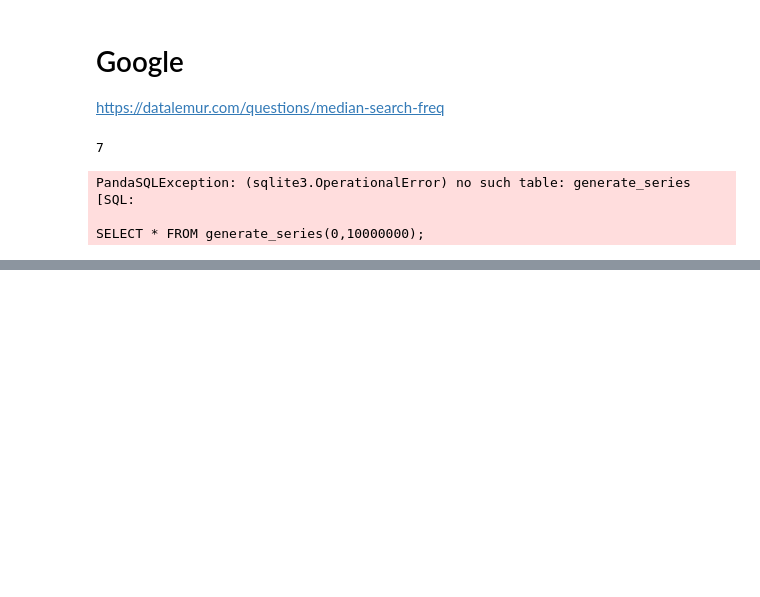
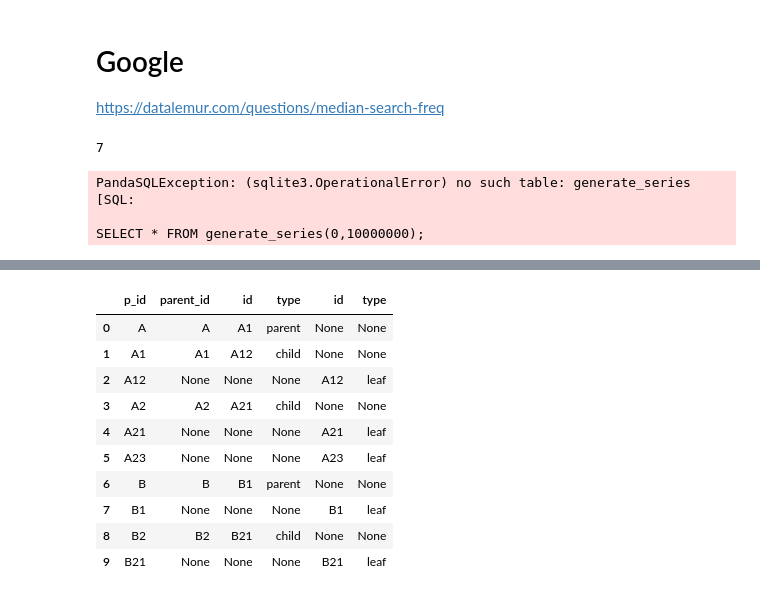
Before and after one commit to abhishekzgithub/ds-algo, a Jupyter notebook: sql/postgres_practice.ipynb, the cells around one changed output, grey strips where cells are left out. Cells and saved outputs as stored; diff of their text form; code cells hidden in the pictures; blank space fills up the shorter version.

```diff
--- a/sql/postgres_practice.ipynb
+++ b/sql/postgres_practice.ipynb
@@ -13,12 +13,11 @@ class PostgresOps:
         self.engine = create_engine('postgresql://postgres:123@localhost:5432/postgres')
         self.filepath=rf"C:\Users\abhishek\Desktop\fb_messages.xls"
         self.csv_path=r"C:\Users\abhishek\Documents\coding\ds-algo\sql\test.csv"
-    def read_from_db(self,table,engine=None):
-        engine=engine or self.engine
-        return pd.read_sql_table(table,engine)
+    def read_from_db(self,table):
+        return pd.read_sql_table(table,self.engine)
 
-    def write_to_db(self,df,tablename,engine=None):
-        engine=engine or self.engine
+    def write_to_db(self,df,tablename):
+        engine=self.engine
         return df.to_sql(tablename, engine,index=False,if_exists='replace')
 
     def read_from_excel(self,sheetname,filepath=None):
@@ -1245,3 +1244,6 @@ PandaSQLException: (sqlite3.OperationalError) no such table: generate_series
 [SQL:
 
 SELECT * FROM generate_series(0,10000000);
+# %%
+tree =p.read_from_csv()
+tree
@@ -1247,0 +1263,57 @@ SELECT * FROM generate_series(0,10000000);
+# %%
+
+query="""
+
+with leaf as (
+select id,
+case
+--when parent_id not in (select distinct id from tree) then 'parent'
+--when parent_id in (select distinct id from tree) then 'child'
+when id not in (select distinct parent_id from tree) then 'leaf'
+else null
+end as type
+from tree t1
+where 1=1
+and type!='None'
+),
+subtree as (
+select parent_id,id,
+case
+when parent_id not in (select distinct id from tree) then 'parent'
+when parent_id in (select distinct id from tree) then 'child'
+--when id not in (select distinct parent_id from tree) then 'leaf'
+else null
+end as type
+from tree t1
+where 1=1
+)
+,
+tree_node as (
+select distinct parent_id as p_id  from tree
+union
+select distinct id as p_id from tree
+order by p_id
+)
+
+select *
+from tree_node tn left join subtree s on
+tn.p_id=s.parent_id
+left join leaf l on
+tn.p_id=l.id
+
+group by p_id
+"""
+
+sqldf(query)
+# %% [output]
+|  | p_id | parent_id | id | type | id | type |
+| 0 | A | A | A1 | parent | None | None |
+| 1 | A1 | A1 | A12 | child | None | None |
+| 2 | A12 | None | None | None | A12 | leaf |
+| 3 | A2 | A2 | A21 | child | None | None |
+| 4 | A21 | None | None | None | A21 | leaf |
+| 5 | A23 | None | None | None | A23 | leaf |
+| 6 | B | B | B1 | parent | None | None |
+| 7 | B1 | None | None | None | B1 | leaf |
+| 8 | B2 | B2 | B21 | child | None | None |
+| 9 | B21 | None | None | None | B21 | leaf |
```
Also changed, not shown: parts of 4 cells of this notebook, 22 other files.
